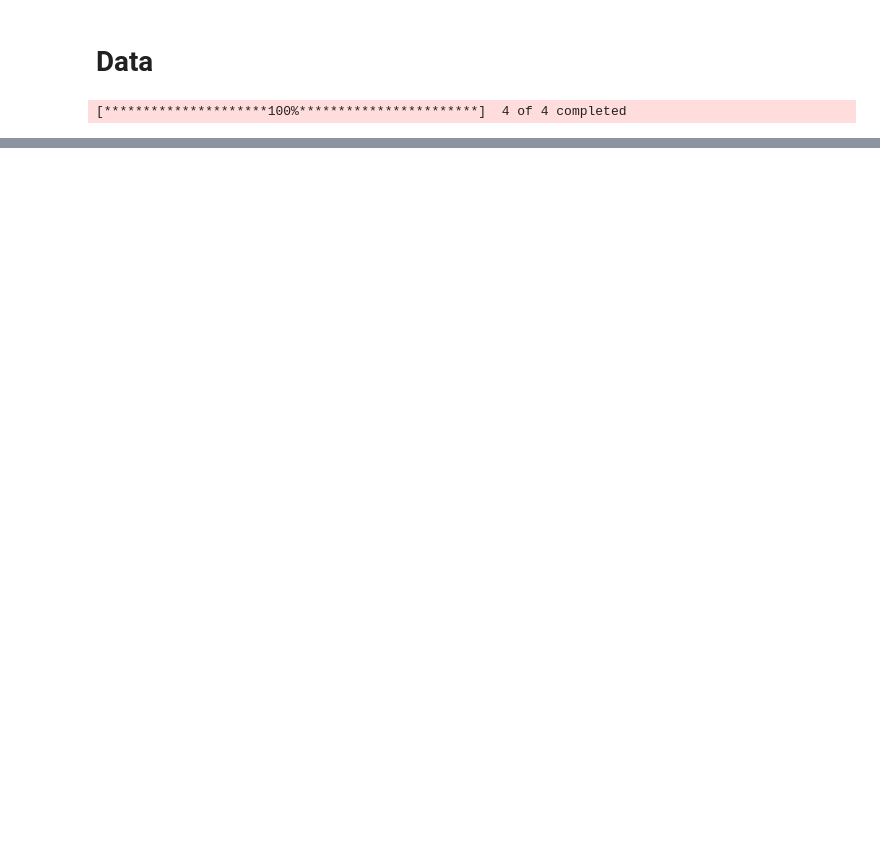
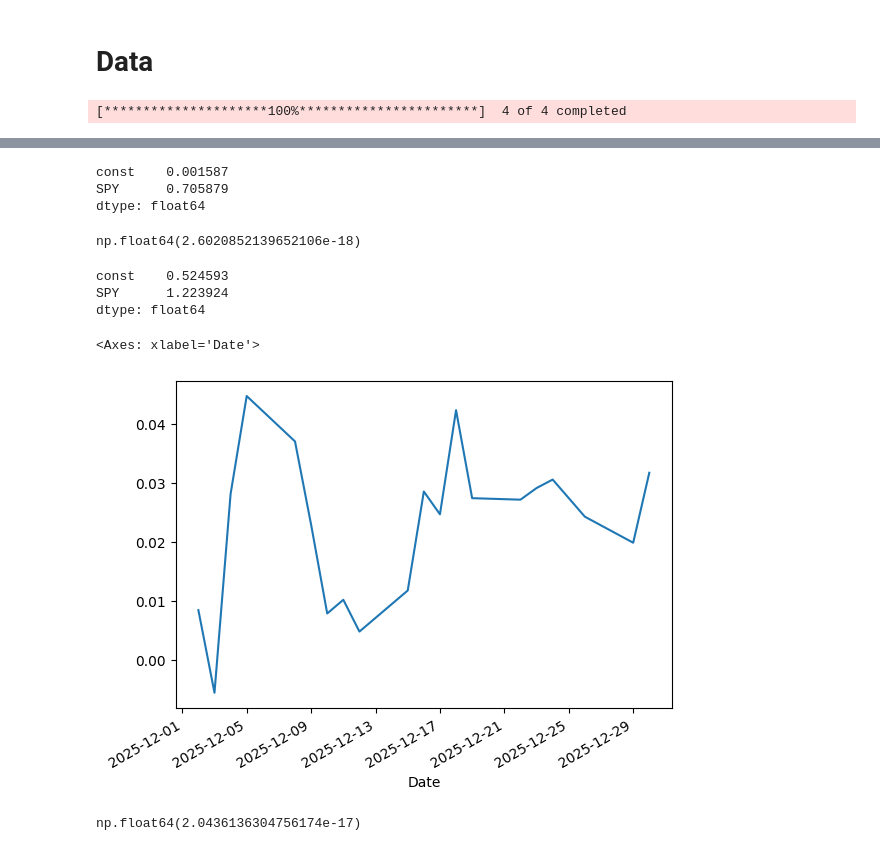
Before and after one commit to Epic721/stat-arb-research, a Jupyter notebook: test_nb.ipynb, the cells around one changed output, grey strips where cells are left out. Saved outputs shown, nothing was run; the diff lists cells and outputs as text; code cells hidden in the pictures; blank space fills up the shorter version.

```diff
--- a/test_nb.ipynb
+++ b/test_nb.ipynb
@@ -42,0 +85,5 @@ test_data.loc['2025-12-23':'2025-12-26']
+# %%
+X = ret[['SPY']]
+X = sm.add_constant(X)
+
+Y = ret['META']
@@ -42,0 +110,5 @@ test_data.loc['2025-12-23':'2025-12-26']
+# %%
+X.dropna(inplace=True)
+Y.dropna(inplace=True)
+# %%
+results = sm.OLS(Y, X).fit()
@@ -42,0 +137,6 @@ test_data.loc['2025-12-23':'2025-12-26']
+# %%
+results.params
+# %% [output]
+const    0.001587
+SPY      0.705879
+dtype: float64
@@ -42,0 +145,22 @@ test_data.loc['2025-12-23':'2025-12-26']
+# %%
+(Y - META_REC).abs().sum()
+# %% [output]
+np.float64(2.6020852139652106e-18)
+# %%
+results.tvalues
+# %% [output]
+const    0.524593
+SPY      1.223924
+dtype: float64
+# %%
+beta_contr = results.params['SPY'] * X['SPY']
+alpha_contr = results.params['const'] + results.resid
+# %%
+alpha_contr.cumsum().plot()
+# %% [output]
+<Axes: xlabel='Date'>
+[figure, added]
+# %%
+X['SPY'].corr(alpha_contr) # as expected, Cov(X, alpha + epsilon) = 0
+# %% [output]
+np.float64(2.0436136304756174e-17)
```
Also changed, not shown: parts of 12 cells of this notebook, 2 other files.
